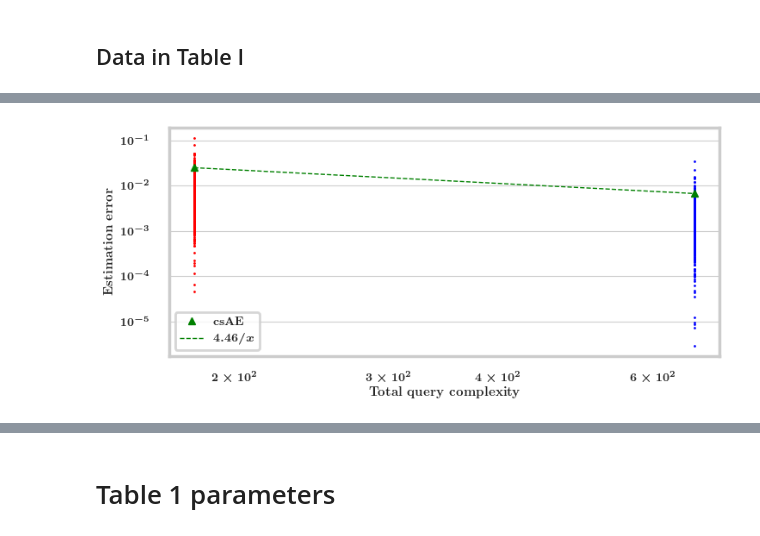
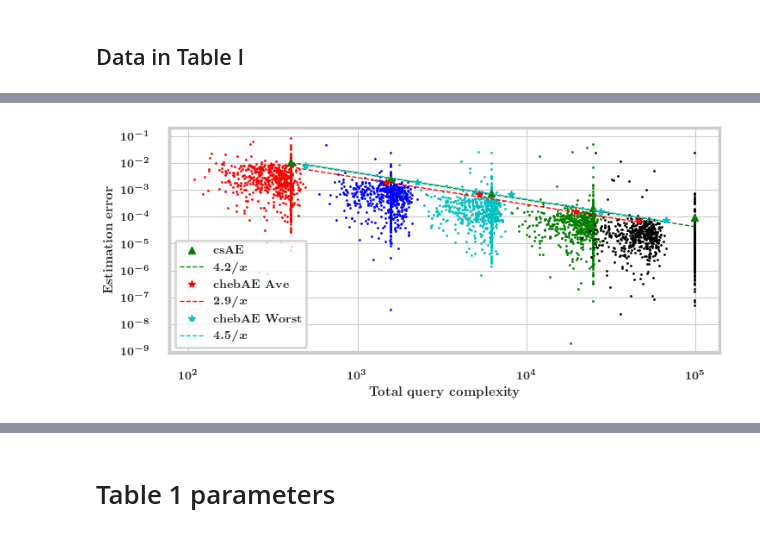
Before and after one commit to unitaryfoundation/csAE, a Jupyter notebook: plots.ipynb, the cells around one changed output, grey strips where cells are left out. Drawn from its saved outputs; the diff is of its cells as text; code cells hidden in the pictures.

```diff
--- a/plots.ipynb
+++ b/plots.ipynb
@@ -140,29 +306,34 @@ print(f'{C_csae95[0]} +- {C_csae95[1]}')
 # %%
 ms=2
 lw=1
 sns.set_style("whitegrid")
 
 #QUERY COMPLEXITY
 plt.rcParams["figure.figsize"] = [7.50, 3.50]
 plt.rcParams["font.size"] = 12
 plt.rcParams["text.latex.preamble"] = r'\boldmath'
 plt.rcParams.update({
     "text.usetex": True,
     "font.family": "serif",
     "font.serif": ["Helvetica"]})
 
 colors = ['r.', 'b.', 'c.', 'g.', 'k.']
 for k in range(num_lengths):
     plt.plot([num_queries[k]]*num_mc, errors[k], colors[k % len(colors)], ms=ms)
+    plt.plot(queries_chebae95[k], errors_chebae95[k], colors[k % len(colors)], ms=ms)
 
 plt.plot(num_queries, ninetyfivepercentile, '^g', label=r'\textbf{csAE}', ms=6)
-plt.plot(num_queries, C_csae95[0]/(num_queries), '--g', label=rf'${C_csae95[0]:.2f}/x$', linewidth=1)
+plt.plot(num_queries, C_csae95[0]/(num_queries), '--g', label=rf'${C_csae95[0]:.1f}/x$', linewidth=1)
+plt.plot(ave_num_queries_chebae95, ninetyfivepercentile_chebae, '*r', label=r'\textbf{chebAE Ave}', ms=6)
+plt.plot(ave_num_queries_chebae95, C_cheb95[0]/(ave_num_queries_chebae95), '--r', label=rf'${C_cheb95[0]:.1f}/x$', linewidth=1)
+plt.plot(max_num_queries_chebae95, ninetyfivepercentile_chebae, '*c', label=r'\textbf{chebAE Worst}', ms=6)
+plt.plot(max_num_queries_chebae95, C_cheb_max95[0]/(max_num_queries_chebae95), '--c', label=rf'${C_cheb_max95[0]:.1f}/x$', linewidth=1)
 
 plt.yscale('log')
 plt.xscale('log')
 plt.xlabel(r'\textbf{Total query complexity}')
 plt.ylabel(r'\textbf{Estimation error}')
 plt.legend()
 plt.tight_layout()
 # %% [output]
-[figure, old version]
+[figure, new version]
```
Also changed, not shown: parts of 13 cells of this notebook, 5 other files.
